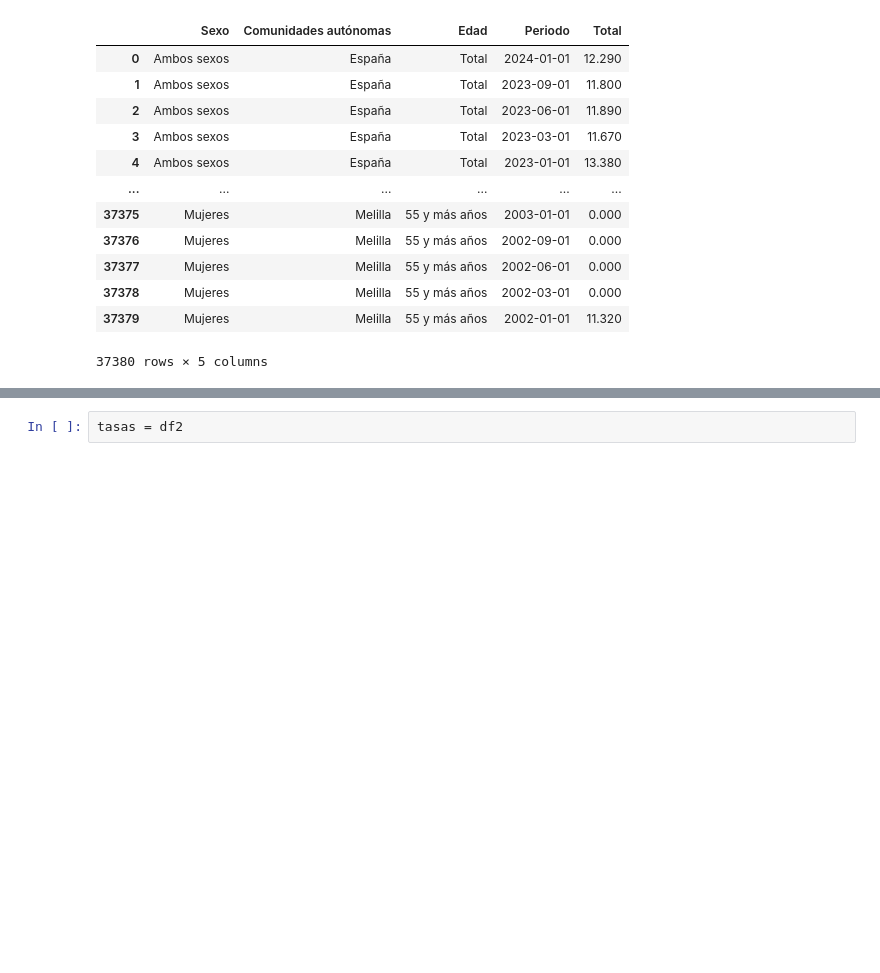
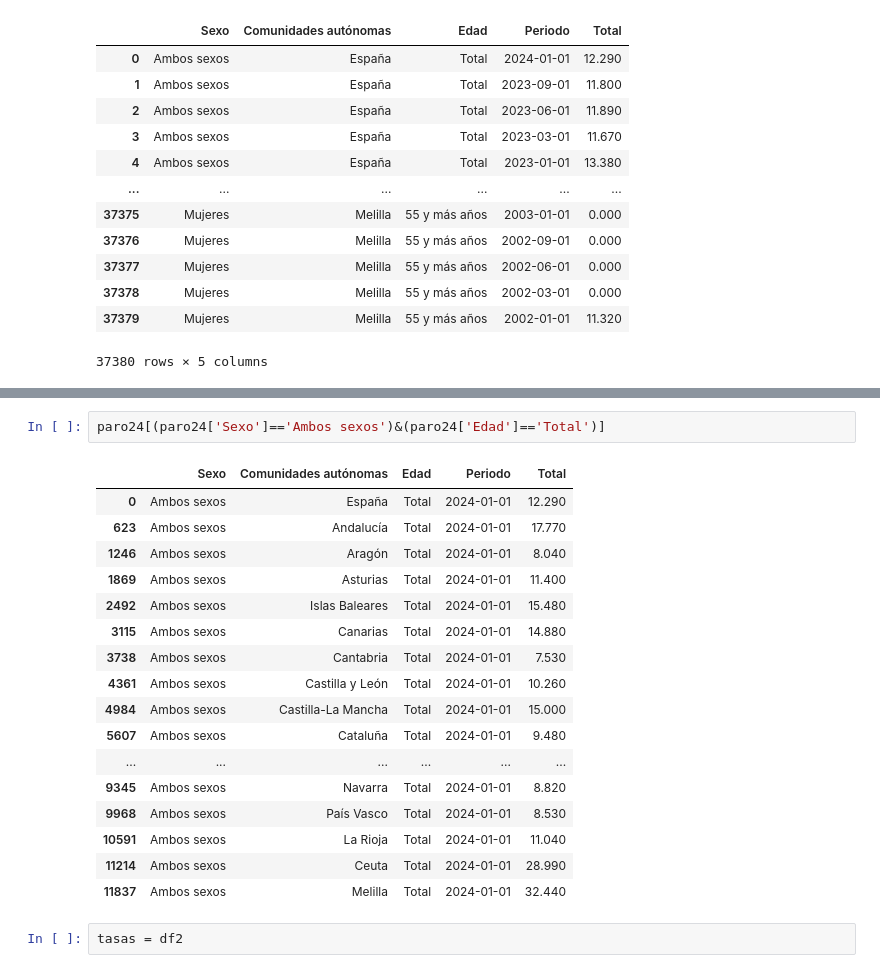
Before and after one commit to Gbau11/Empleo-Espa-a, a Jupyter notebook: code/paro_actividad.ipynb, the cells around one changed output, grey strips where cells are left out. Drawn from its saved outputs; the diff is of its cells as text; blank space fills up the shorter version.

```diff
--- a/code/paro_actividad.ipynb
+++ b/code/paro_actividad.ipynb
@@ -714,3 +759,23 @@ paro
+# %%
+paro24[(paro24['Sexo']=='Ambos sexos')&(paro24['Edad']=='Total')]
+# %% [output]
+|  | Sexo | Comunidades autónomas | Edad | Periodo | Total |
+| 0 | Ambos sexos | España | Total | 2024-01-01 | 12.290 |
+| 623 | Ambos sexos | Andalucía | Total | 2024-01-01 | 17.770 |
+| 1246 | Ambos sexos | Aragón | Total | 2024-01-01 | 8.040 |
+| 1869 | Ambos sexos | Asturias | Total | 2024-01-01 | 11.400 |
+| 2492 | Ambos sexos | Islas Baleares | Total | 2024-01-01 | 15.480 |
+| 3115 | Ambos sexos | Canarias | Total | 2024-01-01 | 14.880 |
+| 3738 | Ambos sexos | Cantabria | Total | 2024-01-01 | 7.530 |
+| 4361 | Ambos sexos | Castilla y León | Total | 2024-01-01 | 10.260 |
+| 4984 | Ambos sexos | Castilla-La Mancha | Total | 2024-01-01 | 15.000 |
+| 5607 | Ambos sexos | Cataluña | Total | 2024-01-01 | 9.480 |
+| ... | ... | ... | ... | ... | ... |
+| 9345 | Ambos sexos | Navarra | Total | 2024-01-01 | 8.820 |
+| 9968 | Ambos sexos | País Vasco | Total | 2024-01-01 | 8.530 |
+| 10591 | Ambos sexos | La Rioja | Total | 2024-01-01 | 11.040 |
+| 11214 | Ambos sexos | Ceuta | Total | 2024-01-01 | 28.990 |
+| 11837 | Ambos sexos | Melilla | Total | 2024-01-01 | 32.440 |
 # %%
 tasas = df2
 # %%
```
Also changed, not shown: parts of 17 cells of this notebook, 2 other files.
